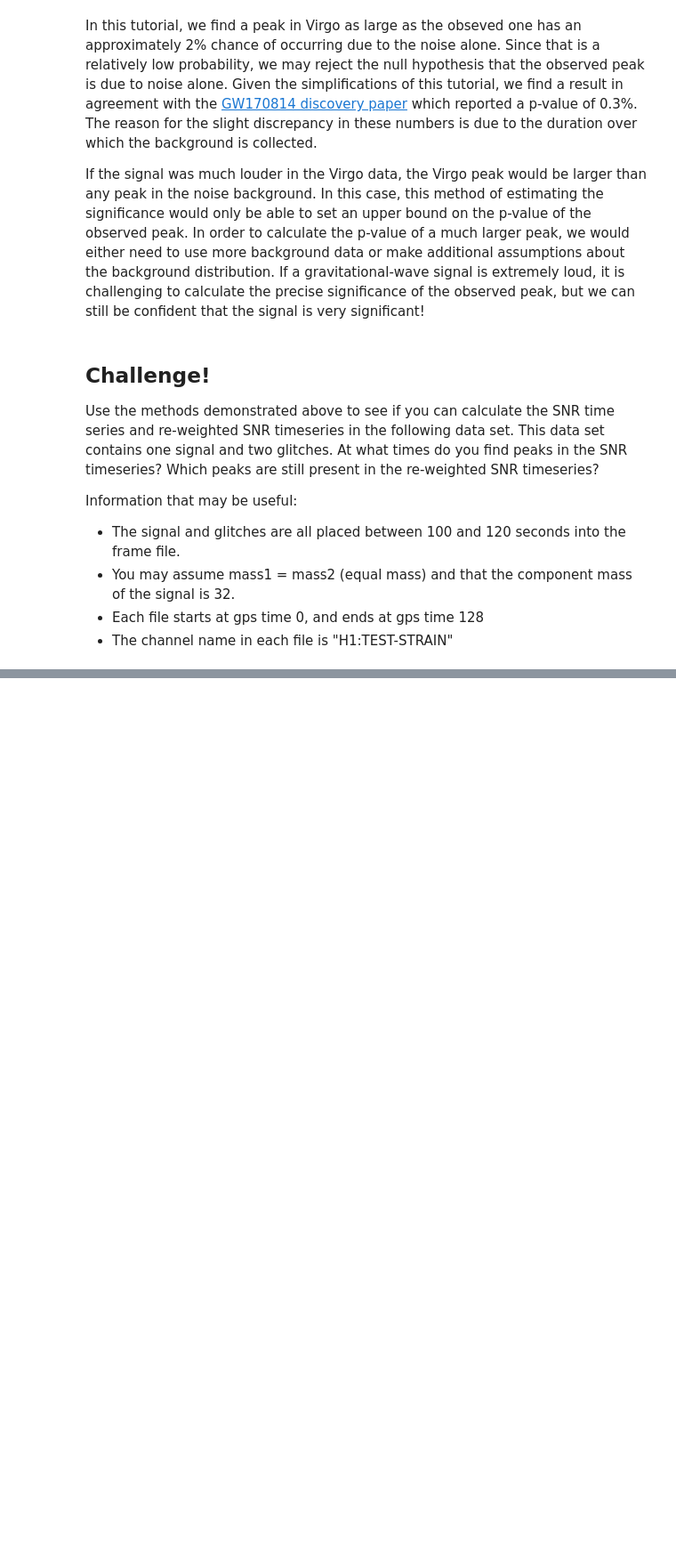
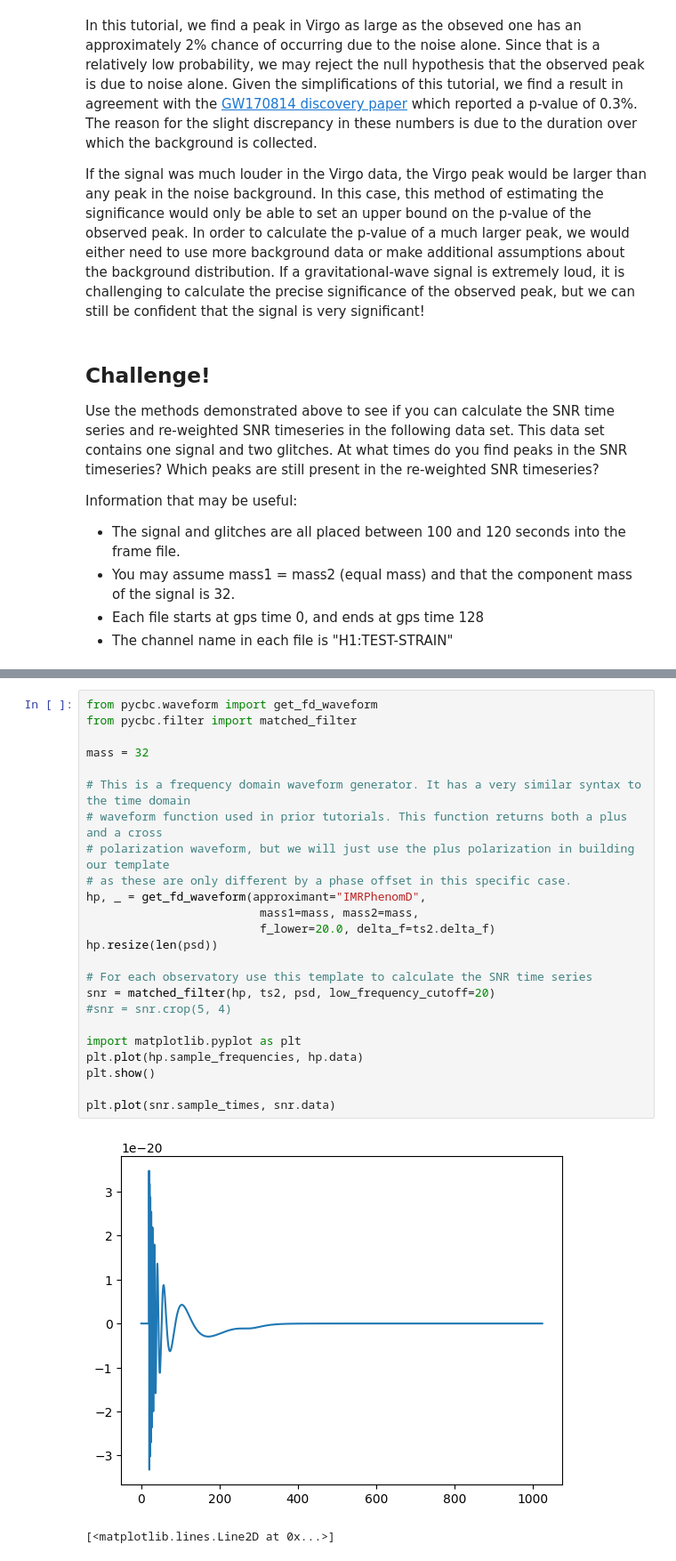
Before and after one commit to KamaelLewis/GWOD2025, a Jupyter notebook: Tutorials/Day_2/Tuto_2.3_Signal_consistency_and_significance.ipynb, the cells around one changed output, grey strips where cells are left out. Shown at 89% size. Cells and saved outputs as stored; diff of their text form; blank space fills up the shorter version.

```diff
--- a/Tutorials/Day_2/Tuto_2.3_Signal_consistency_and_significance.ipynb
+++ b/Tutorials/Day_2/Tuto_2.3_Signal_consistency_and_significance.ipynb
@@ -392,0 +425,27 @@ ts = read_frame(file_name, channel_name, start, end)
+# %%
+from pycbc.waveform import get_fd_waveform
+from pycbc.filter import matched_filter
+
+mass = 32
+
+# This is a frequency domain waveform generator. It has a very similar syntax to the time domain
+# waveform function used in prior tutorials. This function returns both a plus and a cross
+# polarization waveform, but we will just use the plus polarization in building our template
+# as these are only different by a phase offset in this specific case.
+hp, _ = get_fd_waveform(approximant="IMRPhenomD",
+                         mass1=mass, mass2=mass,
+                         f_lower=20.0, delta_f=ts2.delta_f)
+hp.resize(len(psd))
+
+# For each observatory use this template to calculate the SNR time series
+snr = matched_filter(hp, ts2, psd, low_frequency_cutoff=20)
+#snr = snr.crop(5, 4)
+
+import matplotlib.pyplot as plt
+plt.plot(hp.sample_frequencies, hp.data)
+plt.show()
+
+plt.plot(snr.sample_times, snr.data)
+# %% [output]
+[figure, added]
+[<matplotlib.lines.Line2D at 0x...>]
```
Also changed, not shown: parts of 6 cells of this notebook.
